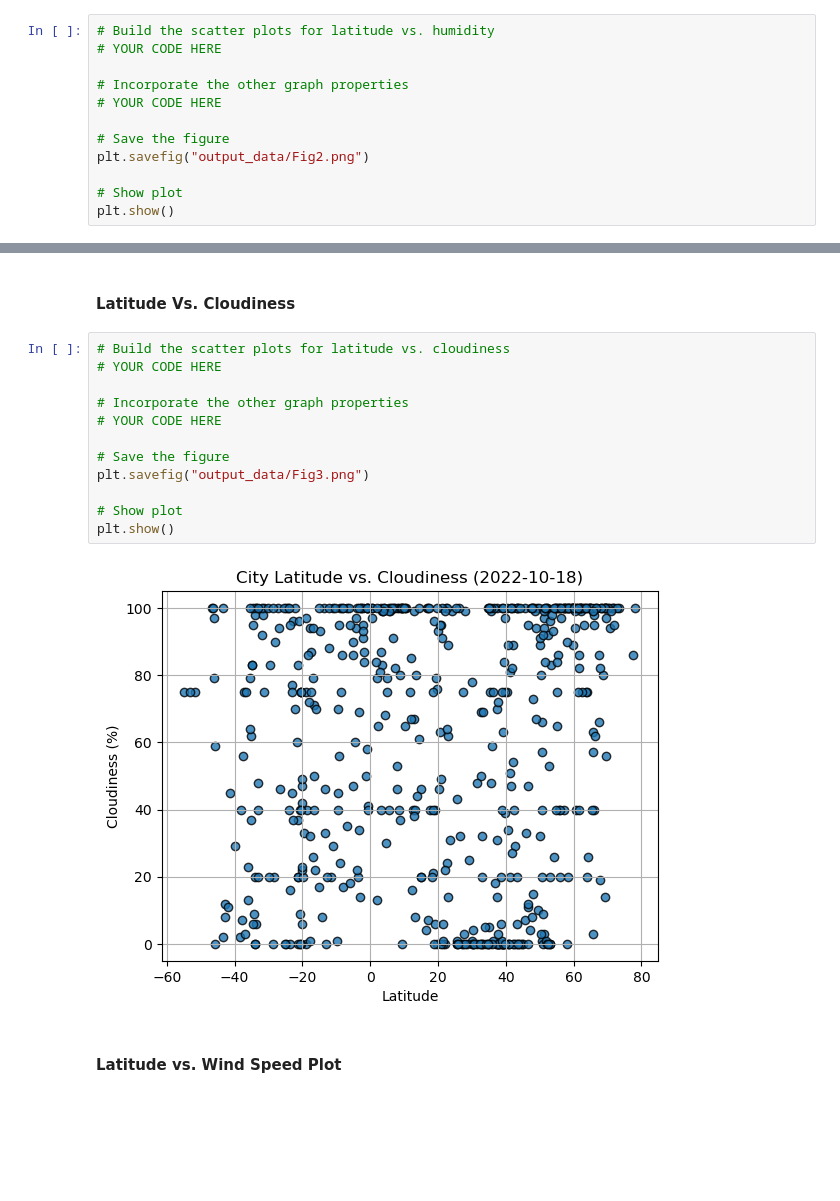
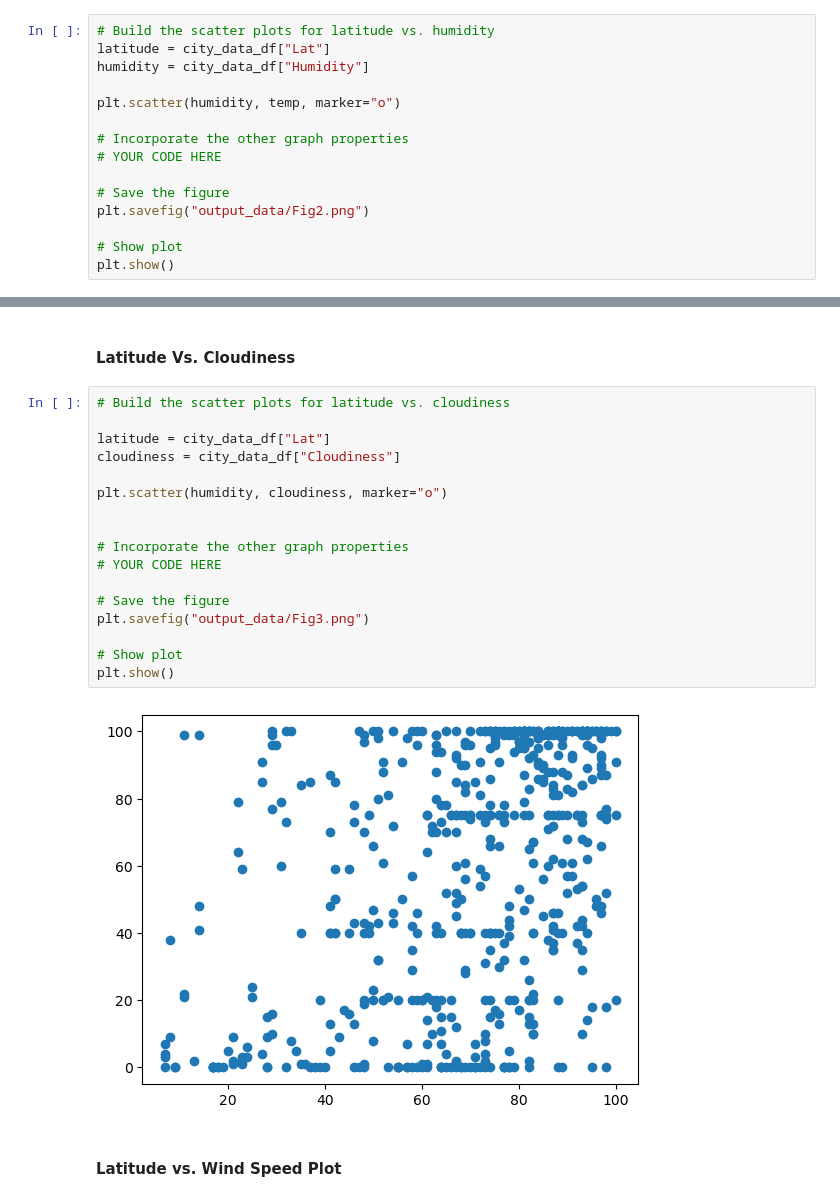
Before and after one commit to victorh360/python-api-challenge, a Jupyter notebook: WeatherPy.ipynb, the cells around one changed output, grey strips where cells are left out. Drawn from its saved outputs; the diff is of its cells as text; blank space fills up the shorter version.

```diff
--- a/WeatherPy.ipynb
+++ b/WeatherPy.ipynb
@@ -205,7 +214,10 @@ plt.show()
 #### Latitude Vs. Humidity
 # %%
 # Build the scatter plots for latitude vs. humidity
-# YOUR CODE HERE
+latitude = city_data_df["Lat"]
+humidity = city_data_df["Humidity"]
+
+plt.scatter(humidity, temp, marker="o")
 
 # Incorporate the other graph properties
 # YOUR CODE HERE
@@ -221,18 +233,23 @@ plt.show()
 #### Latitude Vs. Cloudiness
 # %%
 # Build the scatter plots for latitude vs. cloudiness
-# YOUR CODE HERE
+
+latitude = city_data_df["Lat"]
+cloudiness = city_data_df["Cloudiness"]
+
+plt.scatter(humidity, cloudiness, marker="o")
+
 
 # Incorporate the other graph properties
 # YOUR CODE HERE
 
 # Save the figure
 plt.savefig("output_data/Fig3.png")
 
 # Show plot
 plt.show()
 # %% [output]
-[figure, old version]
+[figure, new version]
 # %% [markdown]
 #### Latitude vs. Wind Speed Plot
 # %%
```
Also changed, not shown: parts of 19 cells of this notebook, 5 other files.
